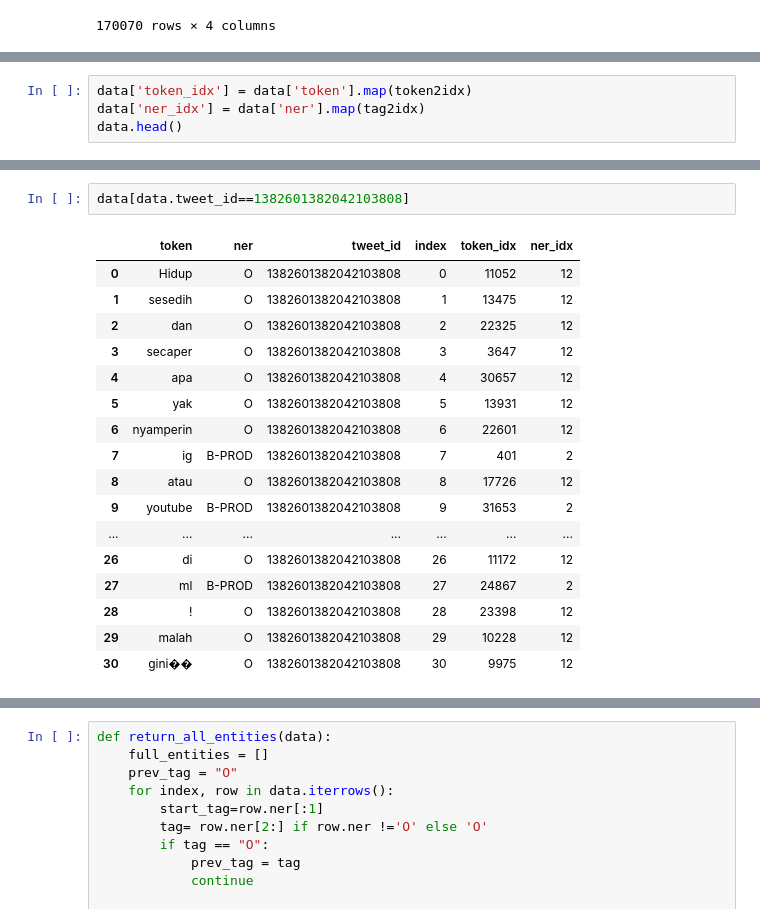
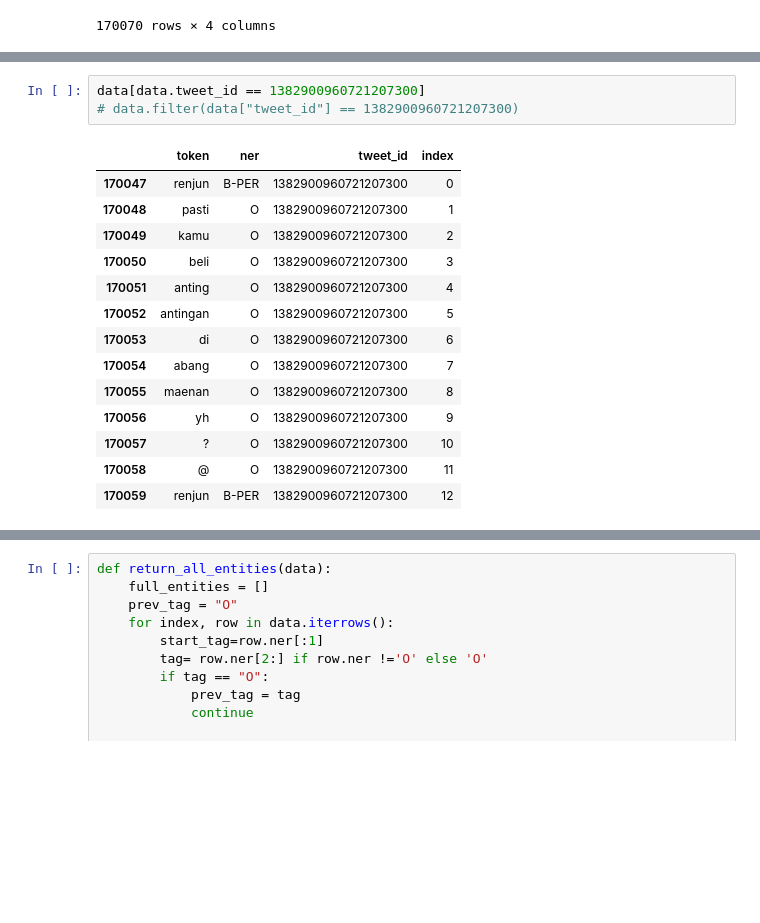
Before and after one commit to anwarfarihin/ner-idn-tweet, a Jupyter notebook: Model/data_process.ipynb, the cells around one changed output, grey strips where cells are left out. Saved outputs shown, nothing was run; the diff lists cells and outputs as text; blank space fills up the shorter version.

```diff
--- a/Model/data_process.ipynb
+++ b/Model/data_process.ipynb
@@ -63,4 +29,0 @@ tag2idx, idx2tag = get_dict_map(data, 'tag')
-# %%
-data['token_idx'] = data['token'].map(token2idx)
-data['ner_idx'] = data['ner'].map(tag2idx)
-data.head()
@@ -95,20 +30,18 @@ data_group[data_group.tweet_id==1382601382042103808]
 # %%
-data[data.tweet_id==1382601382042103808]
+data[data.tweet_id == 1382900960721207300]
+# data.filter(data["tweet_id"] == 1382900960721207300)
 # %% [output]
-|  | token | ner | tweet_id | index | token_idx | ner_idx |
-| 0 | Hidup | O | 1382601382042103808 | 0 | 11052 | 12 |
-| 1 | sesedih | O | 1382601382042103808 | 1 | 13475 | 12 |
-| 2 | dan | O | 1382601382042103808 | 2 | 22325 | 12 |
-| 3 | secaper | O | 1382601382042103808 | 3 | 3647 | 12 |
-| 4 | apa | O | 1382601382042103808 | 4 | 30657 | 12 |
-| 5 | yak | O | 1382601382042103808 | 5 | 13931 | 12 |
-| 6 | nyamperin | O | 1382601382042103808 | 6 | 22601 | 12 |
-| 7 | ig | B-PROD | 1382601382042103808 | 7 | 401 | 2 |
-| 8 | atau | O | 1382601382042103808 | 8 | 17726 | 12 |
-| 9 | youtube | B-PROD | 1382601382042103808 | 9 | 31653 | 2 |
-| ... | ... | ... | ... | ... | ... | ... |
-| 26 | di | O | 1382601382042103808 | 26 | 11172 | 12 |
-| 27 | ml | B-PROD | 1382601382042103808 | 27 | 24867 | 2 |
-| 28 | ! | O | 1382601382042103808 | 28 | 23398 | 12 |
-| 29 | malah | O | 1382601382042103808 | 29 | 10228 | 12 |
-| 30 | gini�� | O | 1382601382042103808 | 30 | 9975 | 12 |
+|  | token | ner | tweet_id | index |
+| 170047 | renjun | B-PER | 1382900960721207300 | 0 |
+| 170048 | pasti | O | 1382900960721207300 | 1 |
+| 170049 | kamu | O | 1382900960721207300 | 2 |
+| 170050 | beli | O | 1382900960721207300 | 3 |
+| 170051 | anting | O | 1382900960721207300 | 4 |
+| 170052 | antingan | O | 1382900960721207300 | 5 |
+| 170053 | di | O | 1382900960721207300 | 6 |
+| 170054 | abang | O | 1382900960721207300 | 7 |
+| 170055 | maenan | O | 1382900960721207300 | 8 |
+| 170056 | yh | O | 1382900960721207300 | 9 |
+| 170057 | ? | O | 1382900960721207300 | 10 |
+| 170058 | @ | O | 1382900960721207300 | 11 |
+| 170059 | renjun | B-PER | 1382900960721207300 | 12 |
```
Also changed, not shown: parts of 53 cells of this notebook, 4 other files.
